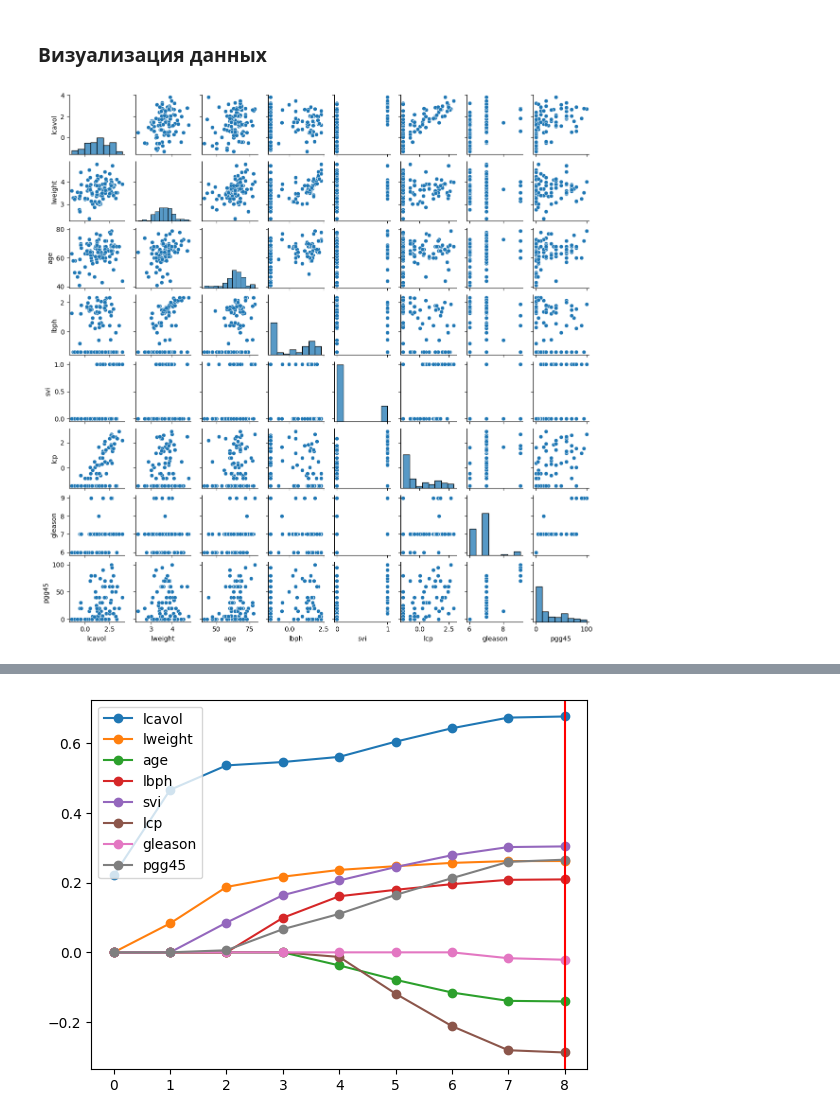
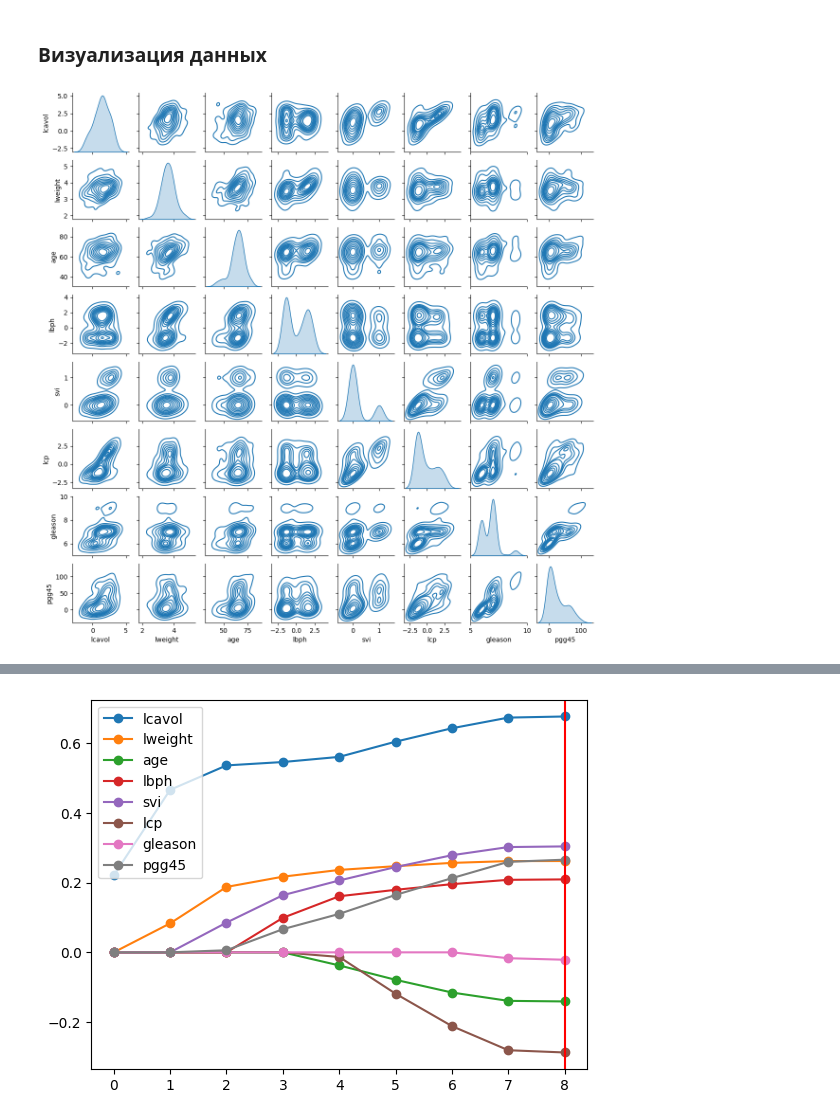
Before and after one commit to SergeyMalashenko/MachineLearning_Summer_2023, a Jupyter notebook: seminars/8/seminar_8.ipynb, the cells around one changed output, grey strips where cells are left out. Saved outputs shown, nothing was run; the diff lists cells and outputs as text; code cells hidden in the pictures.

```diff
--- a/seminars/8/seminar_8.ipynb
+++ b/seminars/8/seminar_8.ipynb
@@ -86,6 +86,6 @@ X_scaled.describe()
 # %% [markdown]
 ### Визуализация данных
 # %%
-sns.pairplot(X_scaled, height=1.5);
+sns.pairplot(X_scaled, height=1.5, kind="kde");
 # %% [output]
-[figure, old version]
+[figure, new version]
```
Also changed, not shown: parts of 16 cells of this notebook, 3 other files.
